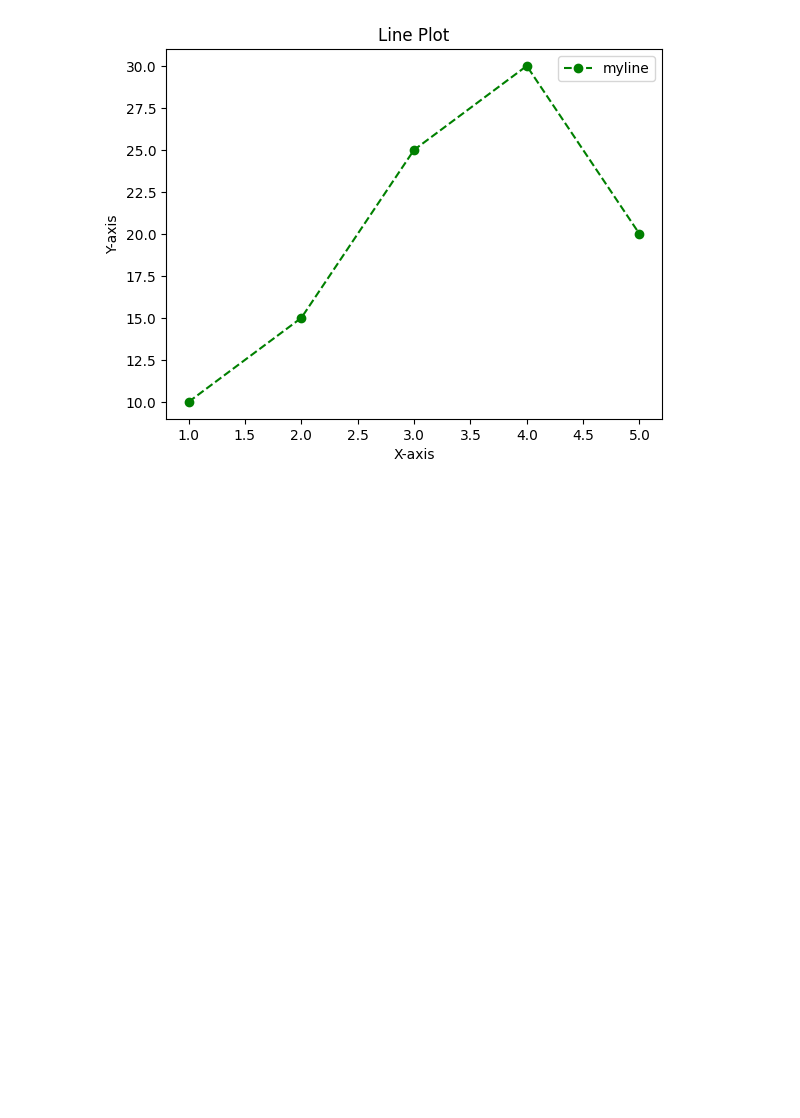
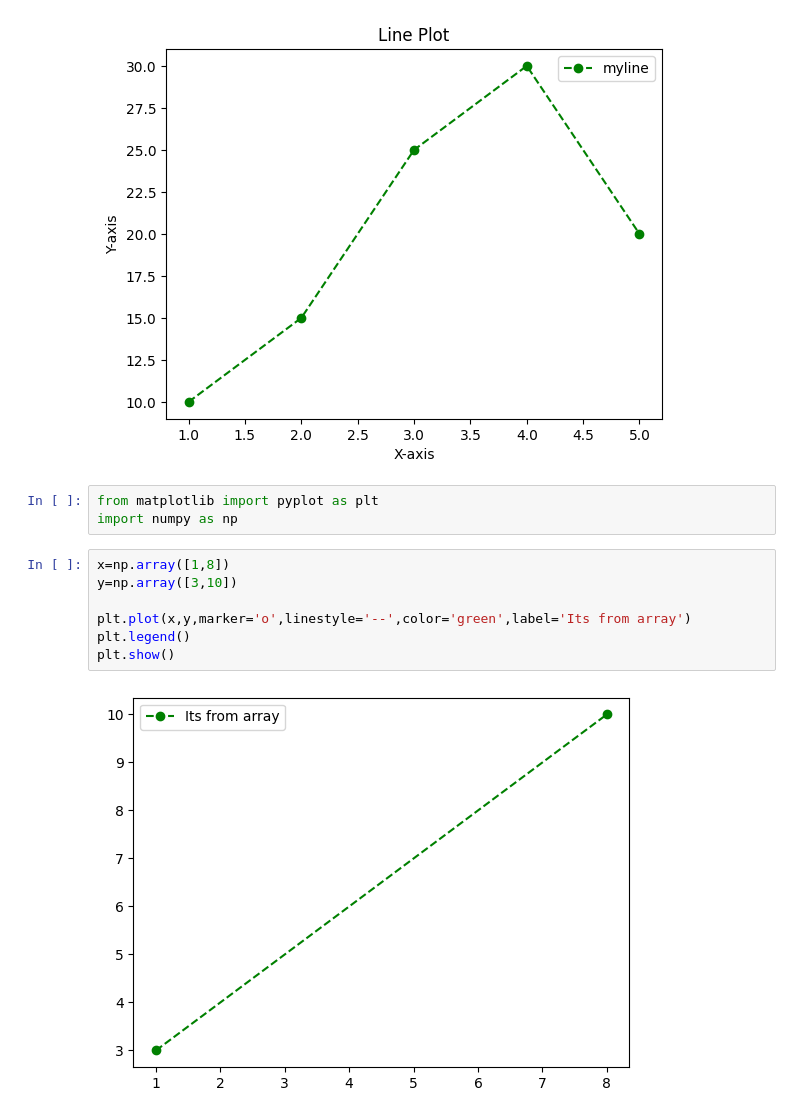
Before and after one commit to Prensu/Data_Science_Prensu, a Jupyter notebook: line_plot.ipynb, the cells around one changed output. Drawn from its saved outputs; the diff is of its cells as text; blank space fills up the shorter version.

```diff
--- a/line_plot.ipynb
+++ b/line_plot.ipynb
@@ -13,3 +13,15 @@ plt.legend()
 plt.show()
 # %% [output]
 [figure]
+# %%
+from matplotlib import pyplot as plt
+import numpy as np
+# %%
+x=np.array([1,8])
+y=np.array([3,10])
+
+plt.plot(x,y,marker='o',linestyle='--',color='green',label='Its from array')
+plt.legend()
+plt.show()
+# %% [output]
+[figure, added]
```
Also changed, not shown: parts of 18 cells of this notebook.
